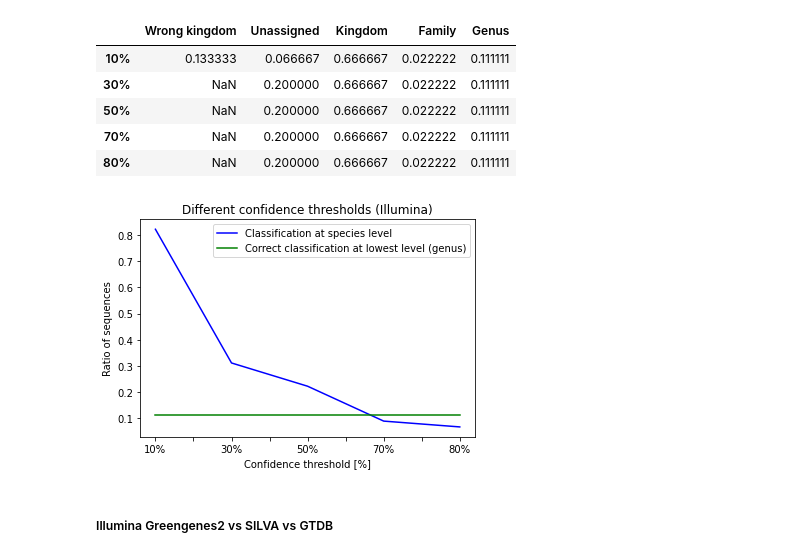
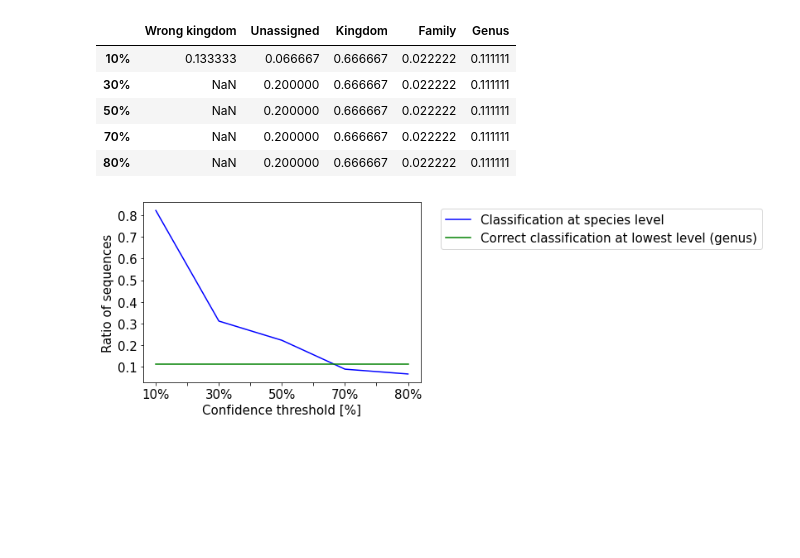
Before and after one commit to emblapersson/Applied-bioinformatics, a Jupyter notebook: 05_Plot_the_results/03_Scripts/04_Plot_results.ipynb, the cells around one changed output. Cells and saved outputs as stored; diff of their text form; code cells hidden in the pictures; blank space fills up the shorter version.

```diff
--- a/05_Plot_the_results/03_Scripts/04_Plot_results.ipynb
+++ b/05_Plot_the_results/03_Scripts/04_Plot_results.ipynb
@@ -422,17 +425,15 @@ illumina_thresholds_correct_class_ratio
 # %%
 # Plot the number of correct/incorrect classifications for each samples as a stacked barplot
 fig, ax = plt.subplots()
-illumina_thresholds_highest_class_ratio['Species'].plot(color='blue', ax=ax, label='Classification at species level')
-illumina_thresholds_correct_class_ratio['Genus'].plot(color='green', ax=ax, label='Correct classification at lowest level (genus)')
-ax.legend()
-ax.set_ylabel('Ratio of sequences')
-ax.set_xlabel('Confidence threshold [%]')
-ax.set_title('Different confidence thresholds (Illumina)')
+illumina_thresholds_highest_class_ratio['Species'].plot(color='blue', ax=ax, label='Classification at species level', fontsize=15)
+illumina_thresholds_correct_class_ratio['Genus'].plot(color='green', ax=ax, label='Correct classification at lowest level (genus)', fontsize=15)
+ax.legend(bbox_to_anchor=(1.05, 1.0), loc='upper left', fontsize=15)
+ax.set_ylabel('Ratio of sequences', fontsize=15)
+ax.set_xlabel('Confidence threshold [%]', fontsize=15)
+# ax.set_title('Different confidence thresholds (Illumina)')
 
 plt.show()
 
 fig.savefig('/Users/claranordquist/Documents/Universitetet/HT24/Tillämpad_bioinformatik/Applied-bioinformatics/05_Plot_the_results/02_Plots/02_Simulated_reads/Confidence_thresholds.png', bbox_inches='tight')
 # %% [output]
-[figure, old version]
+[figure, new version]
-# %% [markdown]
-##### Illumina Greengenes2 vs SILVA vs GTDB
```
Also changed, not shown: parts of 9 cells of this notebook, 20 other files.
